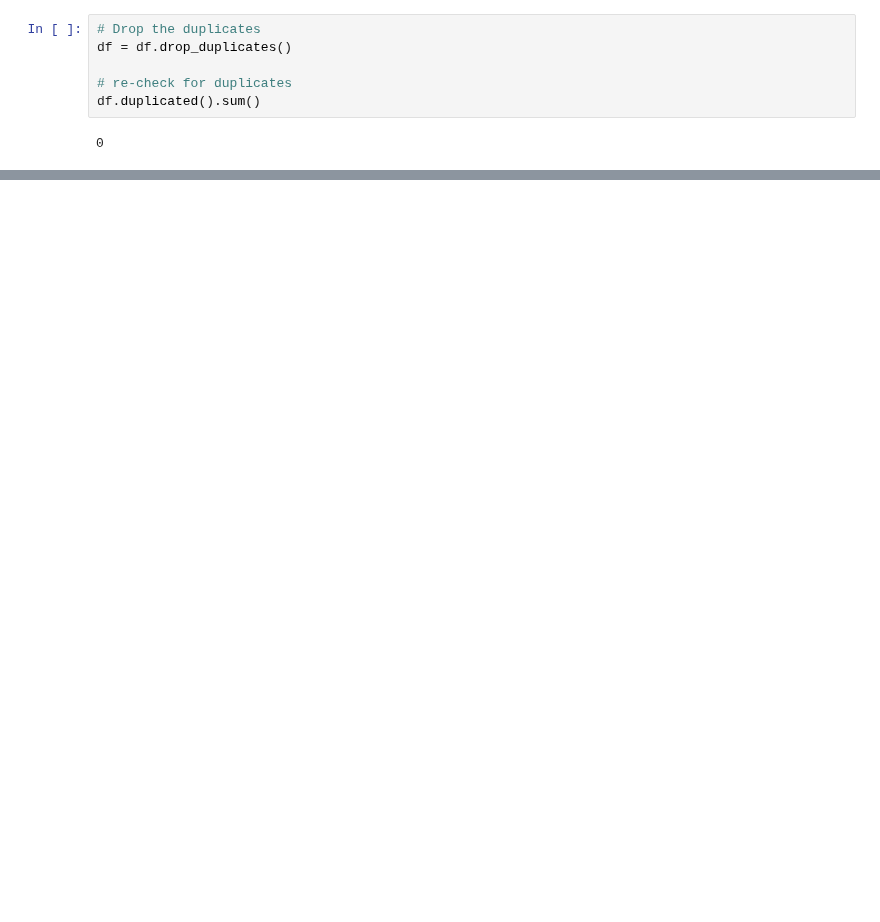
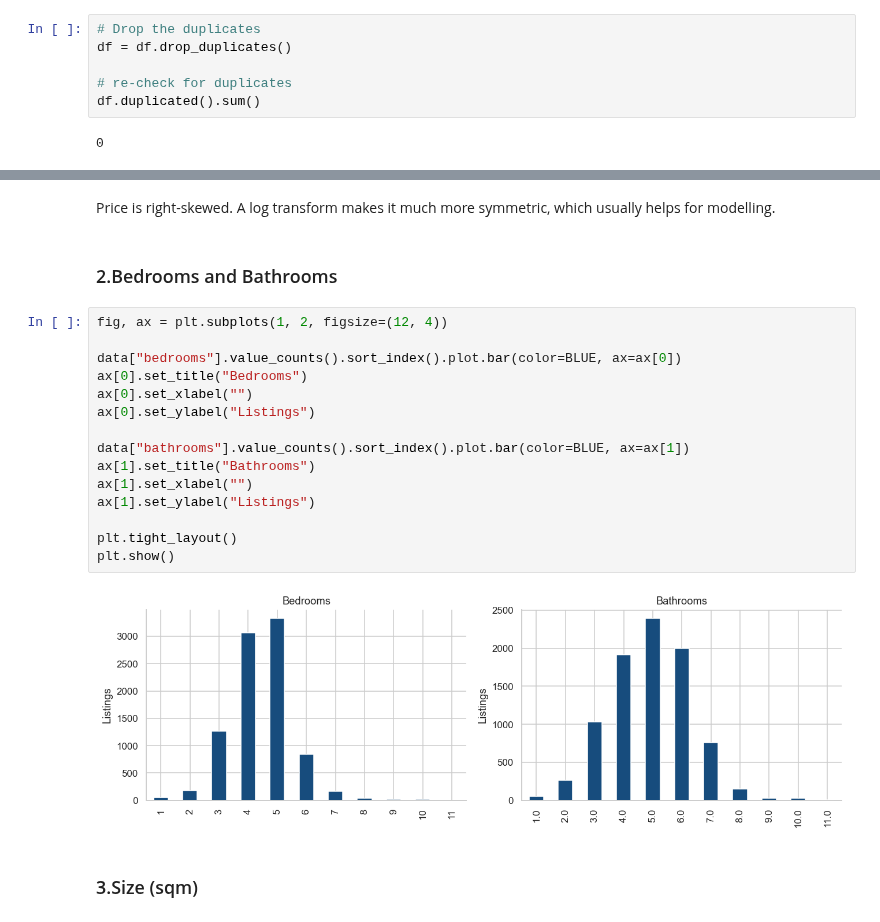
Before and after one commit to kenny067/NyumbaSense-ml, a Jupyter notebook: nyumba.ipynb, the cells around one changed output, grey strips where cells are left out. Saved outputs shown, nothing was run; the diff lists cells and outputs as text; blank space fills up the shorter version.

```diff
--- a/nyumba.ipynb
+++ b/nyumba.ipynb
@@ -85,0 +495,23 @@ df.duplicated().sum()
+# %% [markdown]
+Price is right-skewed. A log transform makes it much more symmetric, which usually helps for modelling.
+# %% [markdown]
+### 2.Bedrooms and Bathrooms
+# %%
+fig, ax = plt.subplots(1, 2, figsize=(12, 4))
+
+data["bedrooms"].value_counts().sort_index().plot.bar(color=BLUE, ax=ax[0])
+ax[0].set_title("Bedrooms")
+ax[0].set_xlabel("")
+ax[0].set_ylabel("Listings")
+
+data["bathrooms"].value_counts().sort_index().plot.bar(color=BLUE, ax=ax[1])
+ax[1].set_title("Bathrooms")
+ax[1].set_xlabel("")
+ax[1].set_ylabel("Listings")
+
+plt.tight_layout()
+plt.show()
+# %% [output]
+[figure, added]
+# %% [markdown]
+### 3.Size (sqm)
```
Also changed, not shown: parts of 57 cells of this notebook, 2 other files.
